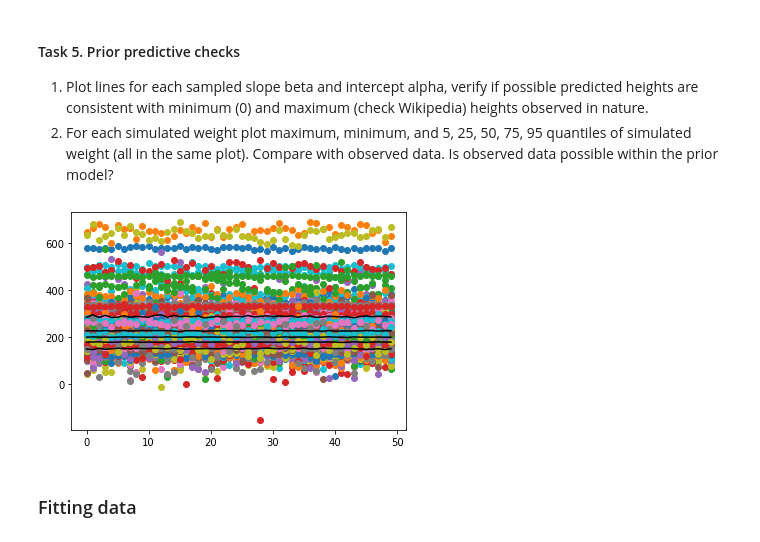
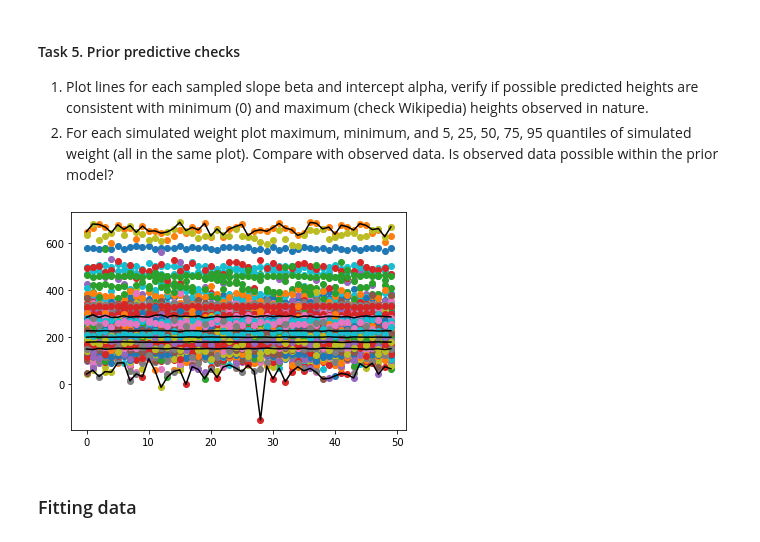
Before and after one commit to mck1303/DA, a Jupyter notebook: Morgalla_lab4.ipynb, the cells around one changed output. Drawn from its saved outputs; the diff is of its cells as text; code cells hidden in the pictures.

```diff
--- a/Morgalla_lab4.ipynb
+++ b/Morgalla_lab4.ipynb
@@ -228,35 +228,40 @@ sim4=sim3.draws_pd()
 sim4=sim4.iloc[:,5:]
 l=[]
 x=[]
+mini=[]
 q5=[]
 q25=[]
 q50=[]
 q75=[]
 q95=[]
+maxi=[]
 for i in range(50):
     l1=sim4.iloc[:,i].tolist()
     x1=np.linspace(i,i,num=1000)
     l.append(l1)
     x.append(x1)
     ar=np.array(l1)
+    mini.append(np.quantile(ar,0))
     q5.append(np.quantile(ar,0.05))
     q25.append(np.quantile(ar,0.25))
     q50.append(np.quantile(ar,0.50))
     q75.append(np.quantile(ar,0.75))
     q95.append(np.quantile(ar,0.95))
-
+    maxi.append(np.quantile(ar,1))
 
 plt.figure()
 plt.plot(x,l,'o')[2]
+plt.plot(mini,'k')
 plt.plot(q5,'k')
 plt.plot(q25,'k')
 plt.plot(q50,'k')
 plt.plot(q75,'k')
 plt.plot(q95,'k')
+plt.plot(maxi,'k')
 
 plt.show()
 # %% [output]
-[figure, old version]
+[figure, new version]
 # %% [markdown]
 ### Fitting data
 # %%
```
Also changed, not shown: parts of 1 cell of this notebook.
